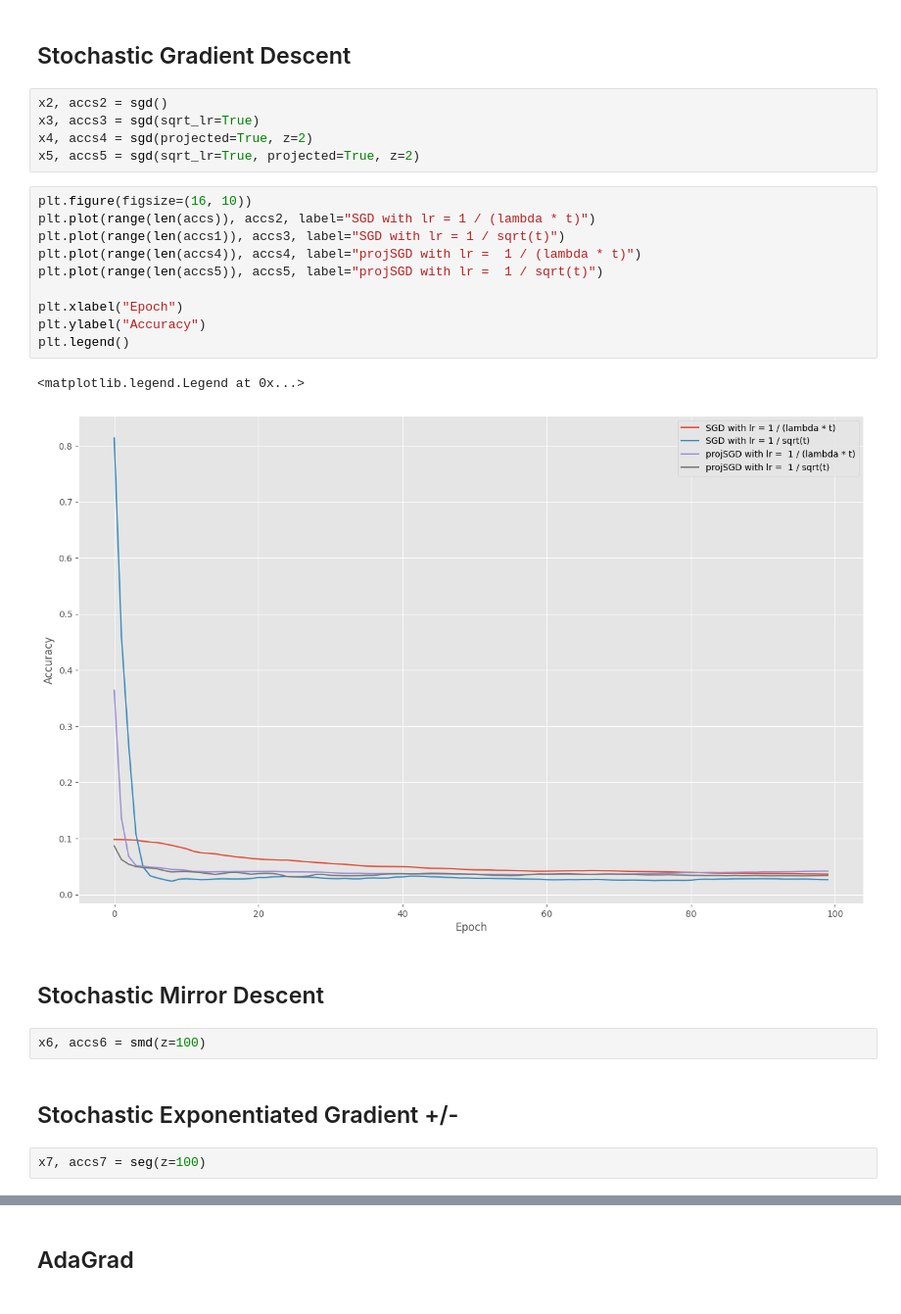
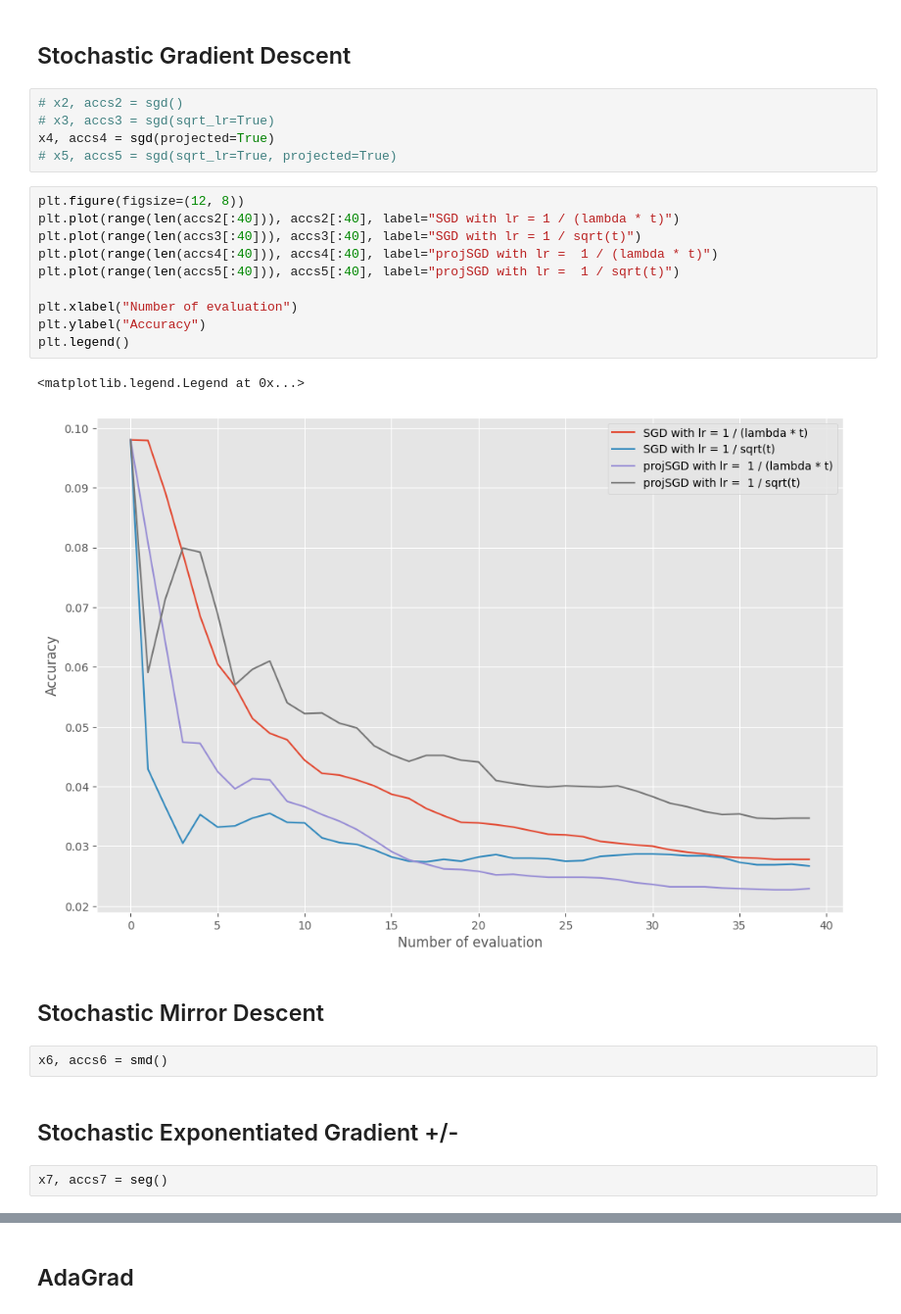
Before and after one commit to khiem2105/Online-Convex-Optimization, a Jupyter notebook: src/test.ipynb, the cells around one changed output, grey strips where cells are left out. Shown: that part at 98% size. Saved outputs shown, nothing was run; the diff lists cells and outputs as text.

```diff
--- a/src/test.ipynb
+++ b/src/test.ipynb
@@ -29,28 +75,28 @@ plt.legend()
 # %% [markdown]
 ## Stochastic Gradient Descent
 # %%
-x2, accs2 = sgd()
-x3, accs3 = sgd(sqrt_lr=True)
-x4, accs4 = sgd(projected=True, z=2)
-x5, accs5 = sgd(sqrt_lr=True, projected=True, z=2)
+# x2, accs2 = sgd()
+# x3, accs3 = sgd(sqrt_lr=True)
+x4, accs4 = sgd(projected=True)
+# x5, accs5 = sgd(sqrt_lr=True, projected=True)
 # %%
-plt.figure(figsize=(16, 10))
-plt.plot(range(len(accs)), accs2, label="SGD with lr = 1 / (lambda * t)")
-plt.plot(range(len(accs1)), accs3, label="SGD with lr = 1 / sqrt(t)")
-plt.plot(range(len(accs4)), accs4, label="projSGD with lr =  1 / (lambda * t)")
-plt.plot(range(len(accs5)), accs5, label="projSGD with lr =  1 / sqrt(t)")
+plt.figure(figsize=(12, 8))
+plt.plot(range(len(accs2[:40])), accs2[:40], label="SGD with lr = 1 / (lambda * t)")
+plt.plot(range(len(accs3[:40])), accs3[:40], label="SGD with lr = 1 / sqrt(t)")
+plt.plot(range(len(accs4[:40])), accs4[:40], label="projSGD with lr =  1 / (lambda * t)")
+plt.plot(range(len(accs5[:40])), accs5[:40], label="projSGD with lr =  1 / sqrt(t)")
 
-plt.xlabel("Epoch")
+plt.xlabel("Number of evaluation")
 plt.ylabel("Accuracy")
 plt.legend()
 # %% [output]
 <matplotlib.legend.Legend at 0x...>
-[figure, old version]
+[figure, new version]
 # %% [markdown]
 ## Stochastic Mirror Descent
 # %%
-x6, accs6 = smd(z=100)
+x6, accs6 = smd()
 # %% [markdown]
 ## Stochastic Exponentiated Gradient +/-
 # %%
-x7, accs7 = seg(z=100)
+x7, accs7 = seg()
```
Also changed, not shown: parts of 64 cells of this notebook, 17 other files.
